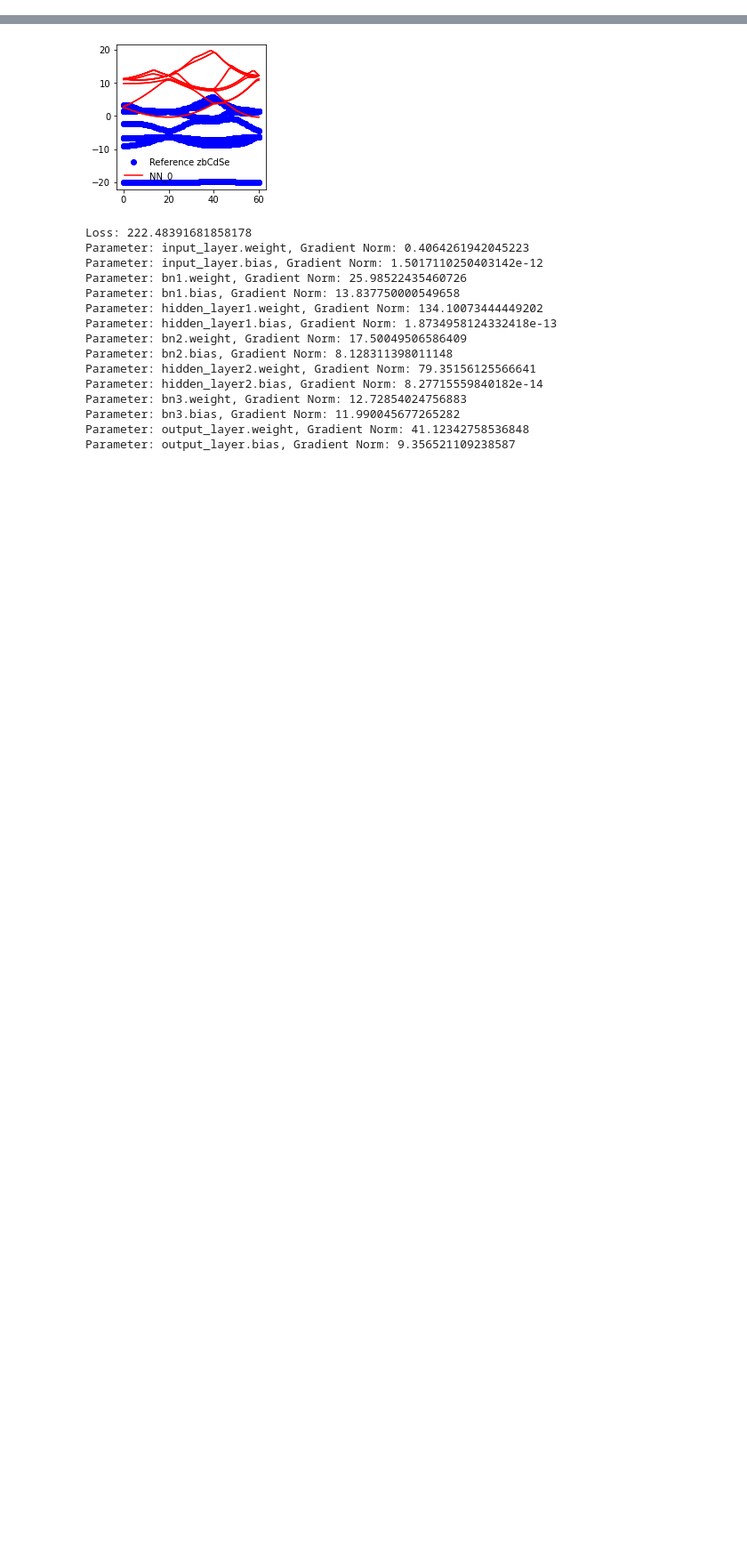
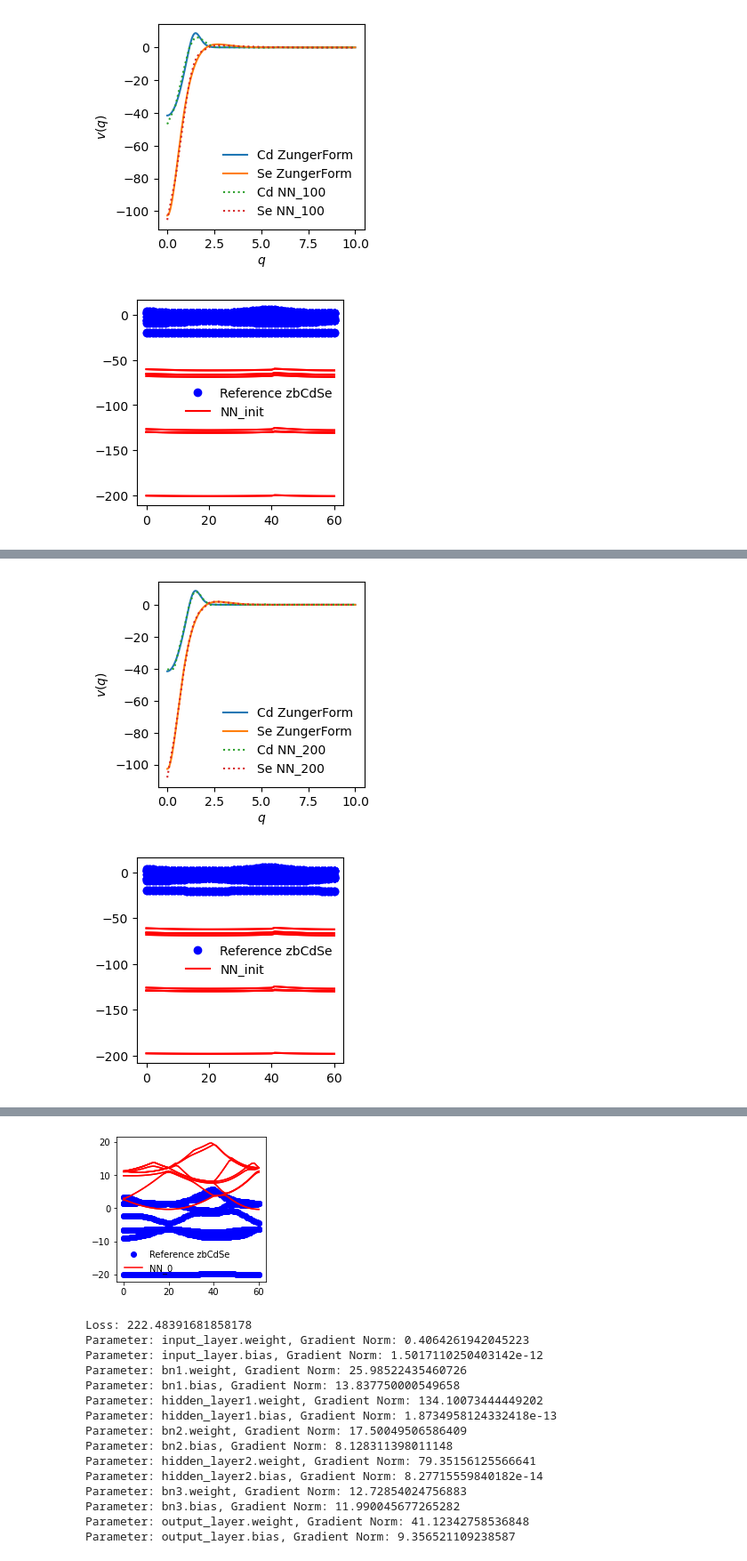
Before and after one commit to TommyLinkl/DeePseudopot, a Jupyter notebook: zbCdSe_fitting_NN.ipynb, the cells around one changed output, grey strips where cells are left out. Shown: that part at 89% size. Drawn from its saved outputs; the diff is of its cells as text; code cells hidden in the pictures; blank space fills up the shorter version.

```diff
--- a/zbCdSe_fitting_NN.ipynb
+++ b/zbCdSe_fitting_NN.ipynb
@@ -255,0 +258,32 @@ def calcBandStruct(basisStates, nkpt, kpts_coord, nAtoms, cellVolume, nBands):
+# %%
+# Initialize the NN parameters to fit the current Zunger form
+def totalMSELoss(output, target):
+    loss = torch.mean((output - target) ** 2)
+    return loss
+
+optimizer = torch.optim.Adam(PPmodel.parameters(), lr=0.1)
+num_epochs = 1000
+for epoch in range(num_epochs):
+    # Forward pass
+    inputs = qGrid.reshape(-1, 1)
+    CdOutputs = PPmodel(inputs)[:,0]
+    SeOutputs = PPmodel(inputs)[:,1]
+
+    CdTargets = torch.zeros_like(CdOutputs)
+    SeTargets = torch.zeros_like(CdOutputs)
+    for i, x in enumerate(qGrid):
+        CdTargets[i] = pot_func(x, CdParams)
+        SeTargets[i] = pot_func(x, SeParams)
+
+    loss = totalMSELoss(CdOutputs, CdTargets) + totalMSELoss(SeOutputs, SeTargets)
+
+    optimizer.zero_grad()
+    loss.backward()
+    optimizer.step()
+
+    if (epoch + 1) % 100 == 0:
+        print(f'Epoch [{epoch+1}/{num_epochs}], Loss: {loss.item():.4f}')
+
+        NN_init = PPmodel(qGrid.view(-1, 1))
+        plotPP([qGrid, qGrid], [CdPP, NN_init[:, 0]], [SePP, NN_init[:, 1]], ["ZungerForm", f"NN_{epoch+1}"], ["-", ":"]);
+# %% [output]
@@ -255,0 +291,2 @@ def calcBandStruct(basisStates, nkpt, kpts_coord, nAtoms, cellVolume, nBands):
+[figure, added]
+[figure, added]
@@ -255,0 +294,2 @@ def calcBandStruct(basisStates, nkpt, kpts_coord, nAtoms, cellVolume, nBands):
+[figure, added]
+[figure, added]
```
Also changed, not shown: parts of 8 cells of this notebook.
